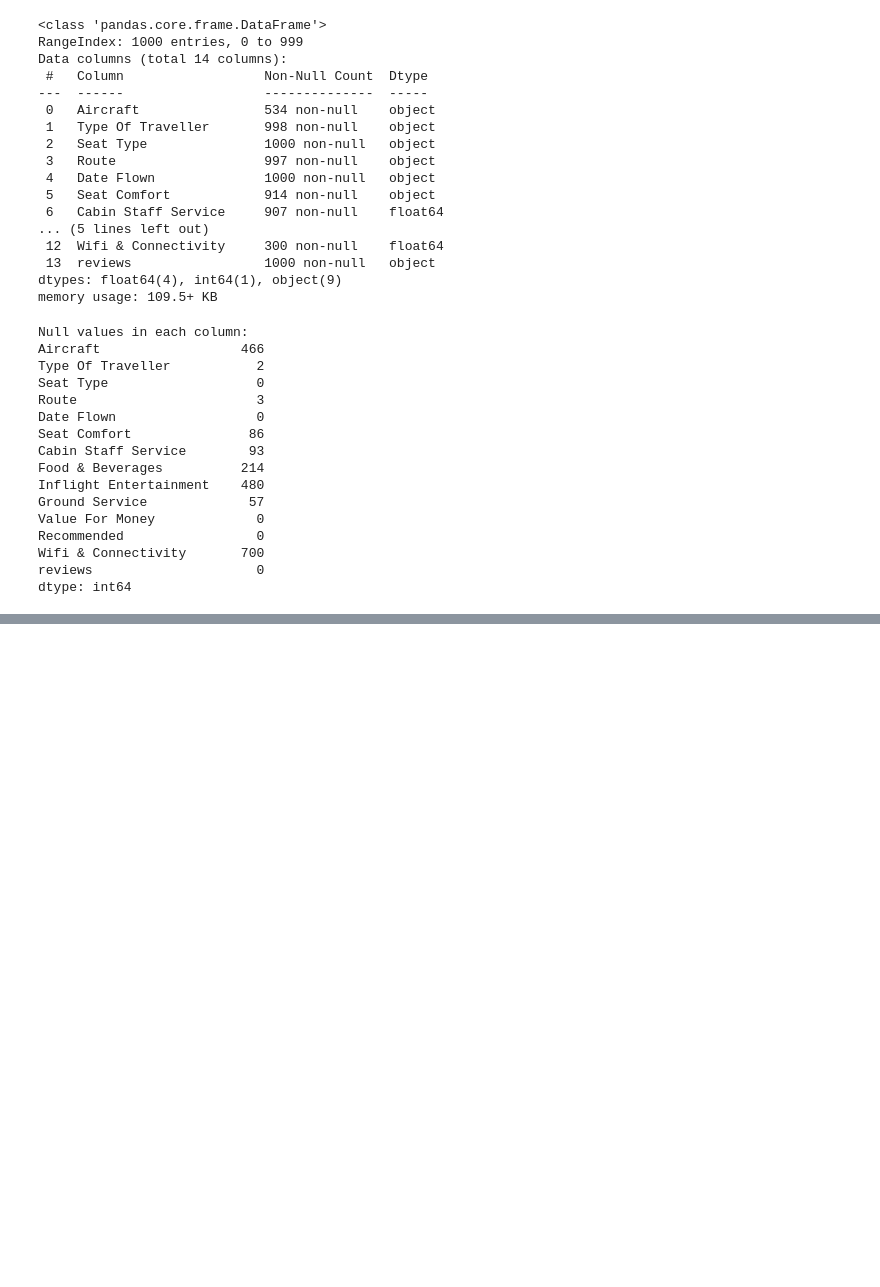
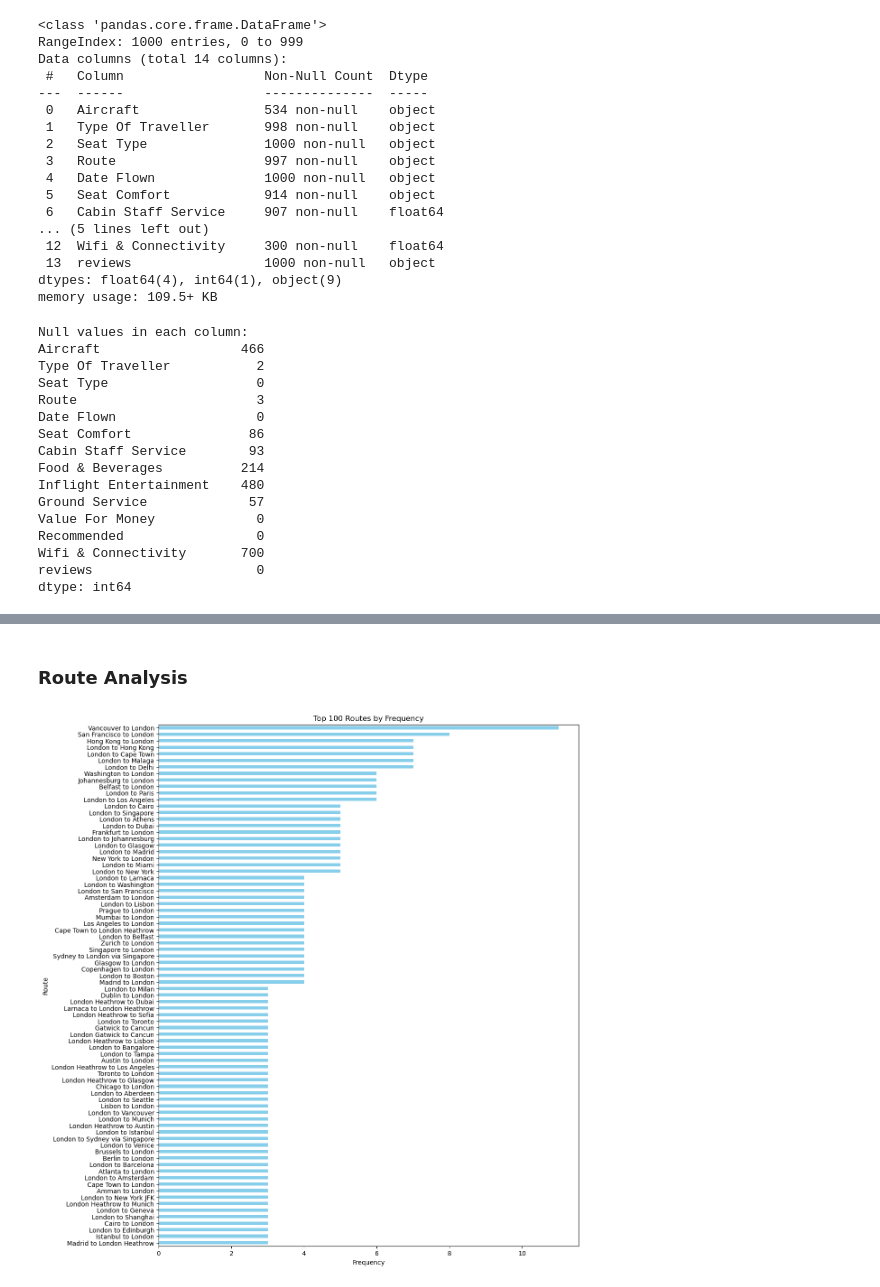
Before and after one commit to Mobisafrankline/webscraping-analysis-british-airways, a Jupyter notebook: code.ipynb, the cells around one changed output, grey strips where cells are left out. Cells and saved outputs as stored; diff of their text form; code cells hidden in the pictures; blank space fills up the shorter version.

```diff
--- a/code.ipynb
+++ b/code.ipynb
@@ -185,0 +231,13 @@ print(df)
+# %% [markdown]
+### Route Analysis
+# %%
+top_routes = df['Route'].value_counts().nlargest(80)
+
+plt.figure(figsize=(12, 15))
+top_routes.sort_values().plot(kind='barh', color='skyblue')
+plt.xlabel('Frequency')
+plt.ylabel('Route')
+plt.title('Top 100 Routes by Frequency')
+plt.show()
+# %% [output]
+[figure, added]
```
Also changed, not shown: parts of 18 cells of this notebook.
